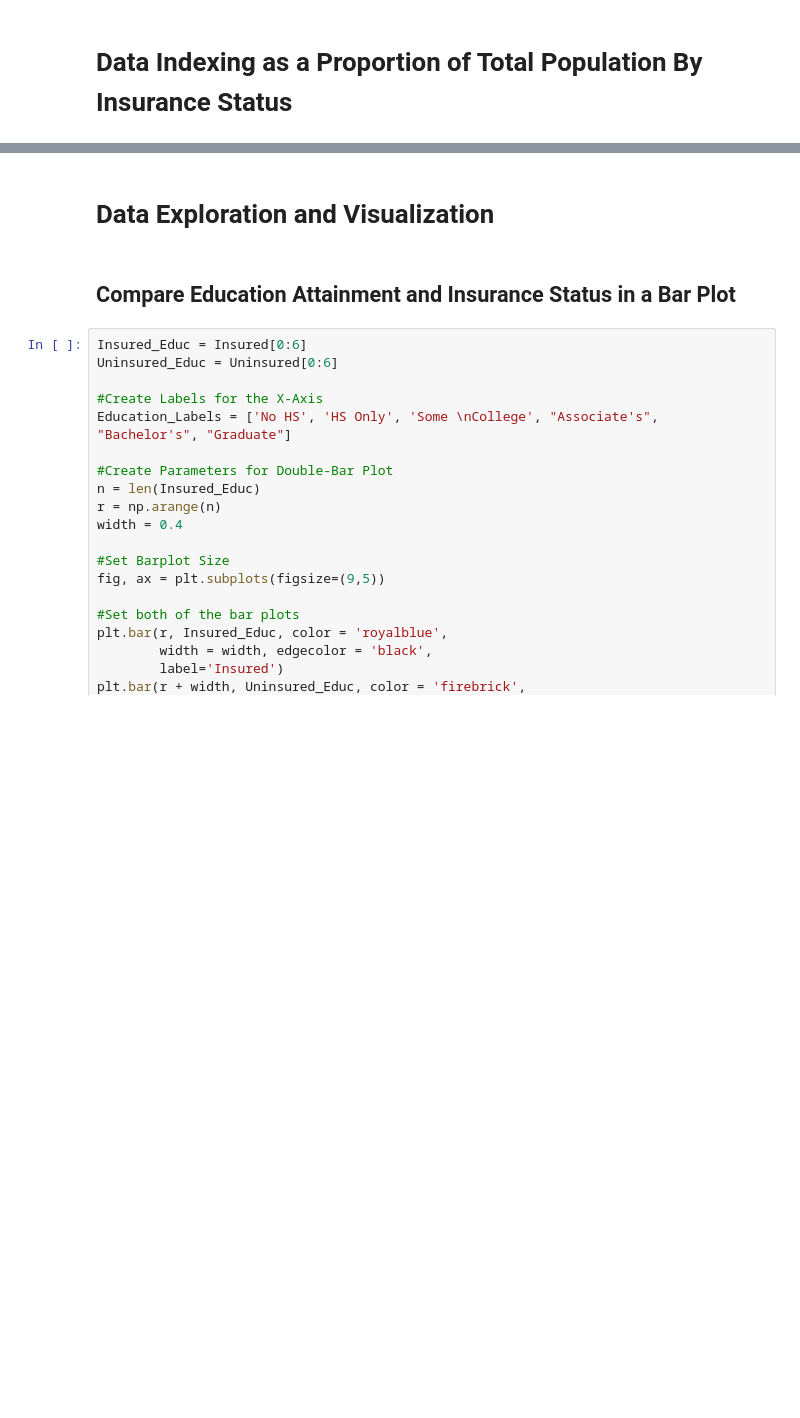
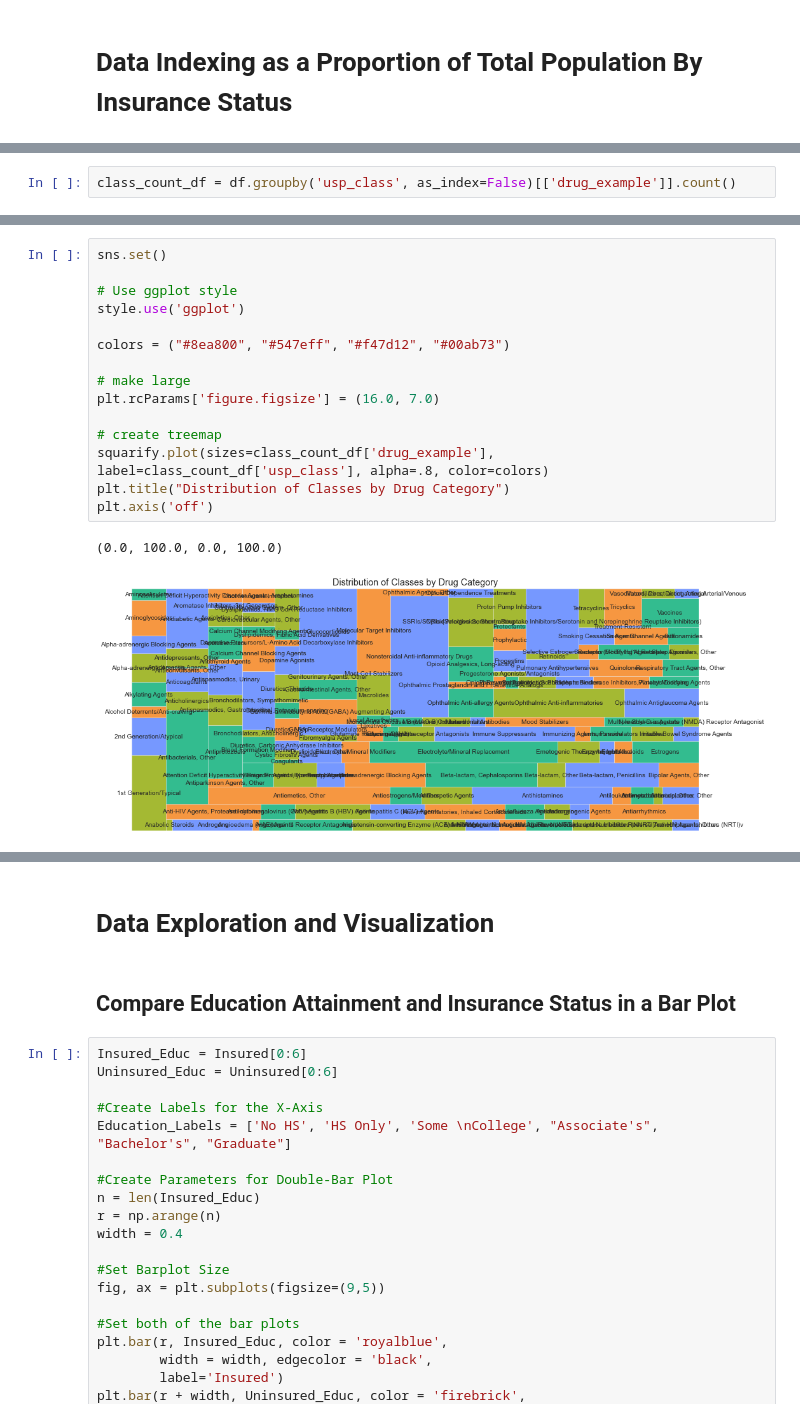
Before and after one commit to MelekM/Mizher_MSDS455_Assignment3_HierarchicalData, a Jupyter notebook: Mizher_MSDS455_Assignment3_HierarchicalData.ipynb, the cells around one changed output, grey strips where cells are left out. Saved outputs shown, nothing was run; the diff lists cells and outputs as text; blank space fills up the shorter version.

```diff
--- a/Mizher_MSDS455_Assignment3_HierarchicalData.ipynb
+++ b/Mizher_MSDS455_Assignment3_HierarchicalData.ipynb
@@ -86,0 +102,2 @@ Uninsured = np.array(df.Uninsured_Percent)
+# %%
+class_count_df = df.groupby('usp_class', as_index=False)[['drug_example']].count()
@@ -86,0 +120,18 @@ Uninsured = np.array(df.Uninsured_Percent)
+# %%
+sns.set()
+
+# Use ggplot style
+style.use('ggplot')
+
+colors = ("#8ea800", "#547eff", "#f47d12", "#00ab73")
+
+# make large
+plt.rcParams['figure.figsize'] = (16.0, 7.0)
+
+# create treemap
+squarify.plot(sizes=class_count_df['drug_example'], label=class_count_df['usp_class'], alpha=.8, color=colors)
+plt.title("Distribution of Classes by Drug Category")
+plt.axis('off')
+# %% [output]
+(0.0, 100.0, 0.0, 100.0)
+[figure, added]
```
Also changed, not shown: parts of 18 cells of this notebook.
